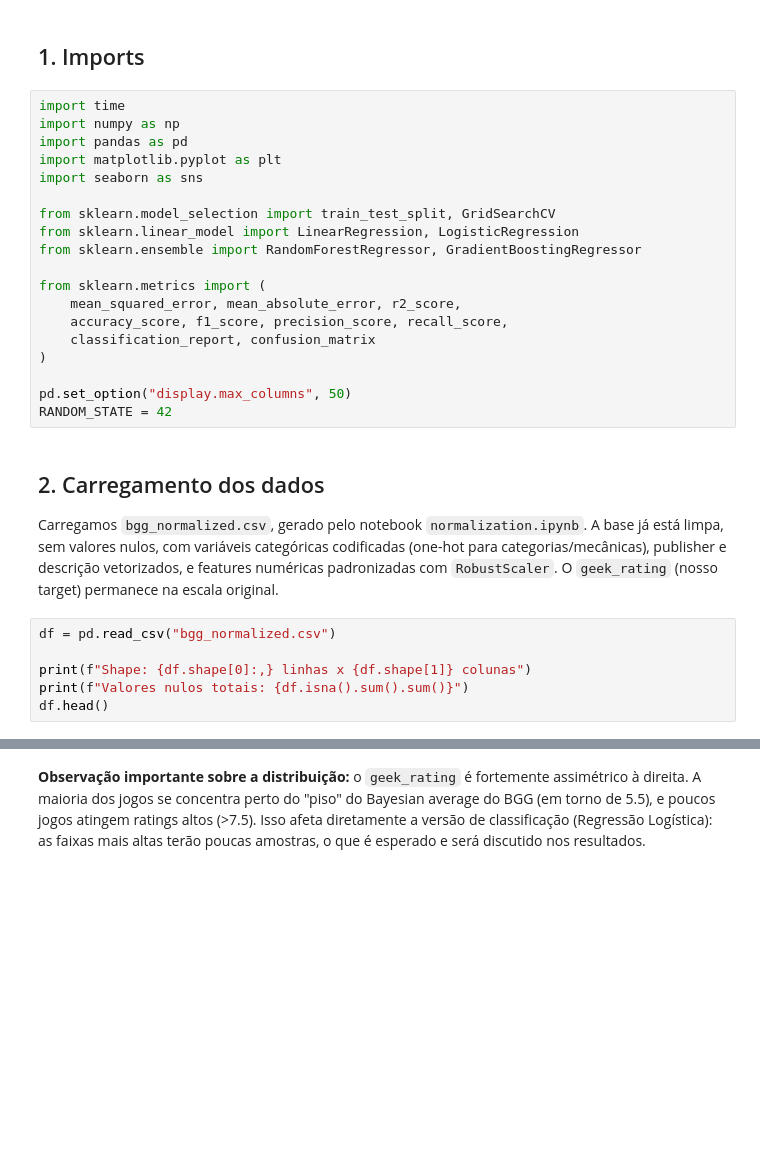
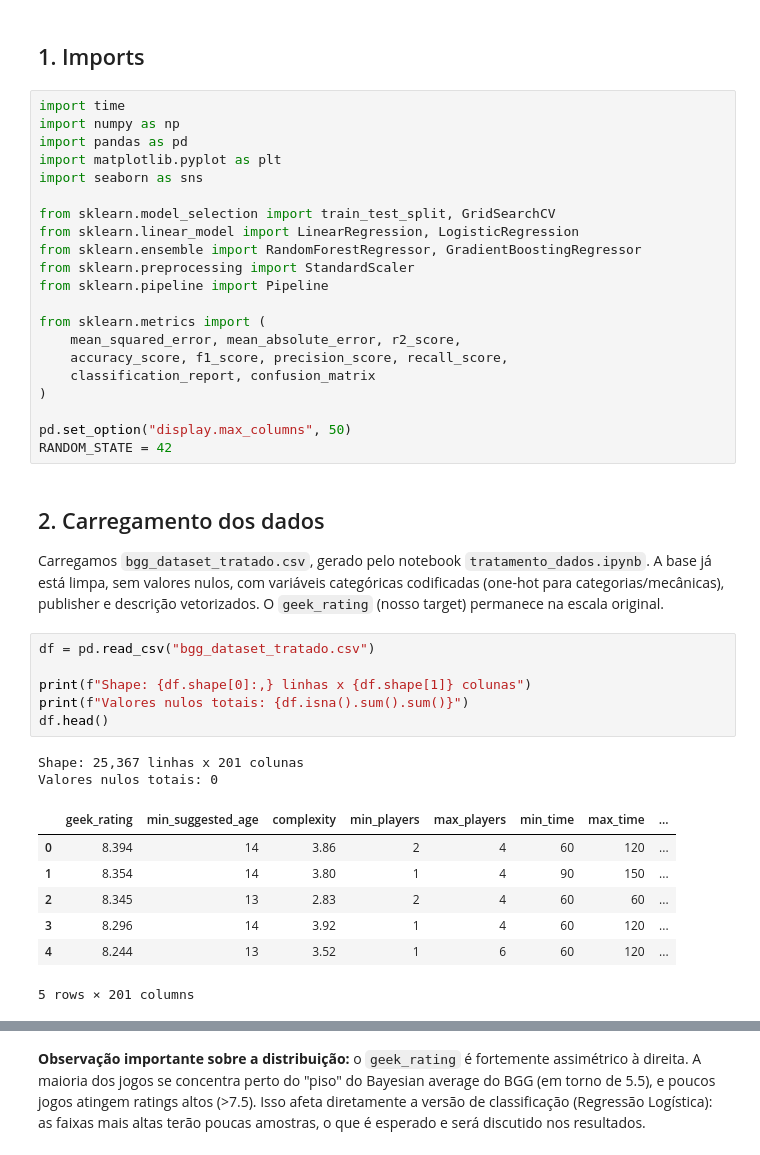
Before and after one commit to GabrielAquarius/trabalho_machine_learning, a Jupyter notebook: treinamento_modelos.ipynb, the cells around one changed output, grey strips where cells are left out. Saved outputs shown, nothing was run; the diff lists cells and outputs as text; blank space fills up the shorter version.

Commit message:
fix normalization problems

```diff
--- a/treinamento_modelos.ipynb
+++ b/treinamento_modelos.ipynb
@@ -28,6 +28,8 @@ import seaborn as sns
 from sklearn.model_selection import train_test_split, GridSearchCV
 from sklearn.linear_model import LinearRegression, LogisticRegression
 from sklearn.ensemble import RandomForestRegressor, GradientBoostingRegressor
+from sklearn.preprocessing import StandardScaler
+from sklearn.pipeline import Pipeline
 
 from sklearn.metrics import (
     mean_squared_error, mean_absolute_error, r2_score,
@@ -40,12 +42,22 @@ RANDOM_STATE = 42
 # %% [markdown]
 ## 2. Carregamento dos dados
 
-Carregamos `bgg_normalized.csv`, gerado pelo notebook `normalization.ipynb`. A base já está limpa, sem valores nulos, com variáveis categóricas codificadas (one-hot para categorias/mecânicas), publisher e descrição vetorizados, e features numéricas padronizadas com `RobustScaler`. O `geek_rating` (nosso target) permanece na escala original.
+Carregamos `bgg_dataset_tratado.csv`, gerado pelo notebook `tratamento_dados.ipynb`. A base já está limpa, sem valores nulos, com variáveis categóricas codificadas (one-hot para categorias/mecânicas), publisher e descrição vetorizados. O `geek_rating` (nosso target) permanece na escala original.
 # %%
-df = pd.read_csv("bgg_normalized.csv")
+df = pd.read_csv("bgg_dataset_tratado.csv")
 
 print(f"Shape: {df.shape[0]:,} linhas x {df.shape[1]} colunas")
 print(f"Valores nulos totais: {df.isna().sum().sum()}")
 df.head()
+# %% [output]
+Shape: 25,367 linhas x 201 colunas
+Valores nulos totais: 0
+|  | geek_rating | min_suggested_age | complexity | min_players | max_players | min_time | max_time | ... |
+| 0 | 8.394 | 14 | 3.86 | 2 | 4 | 60 | 120 | ... |
+| 1 | 8.354 | 14 | 3.80 | 1 | 4 | 90 | 150 | ... |
+| 2 | 8.345 | 13 | 2.83 | 2 | 4 | 60 | 60 | ... |
+| 3 | 8.296 | 14 | 3.92 | 1 | 4 | 60 | 120 | ... |
+| 4 | 8.244 | 13 | 3.52 | 1 | 6 | 60 | 120 | ... |
+5 rows × 201 columns
 # %%
 df["geek_rating"].describe()
```
Also changed, not shown: parts of 21 cells of this notebook, 5 other files.
